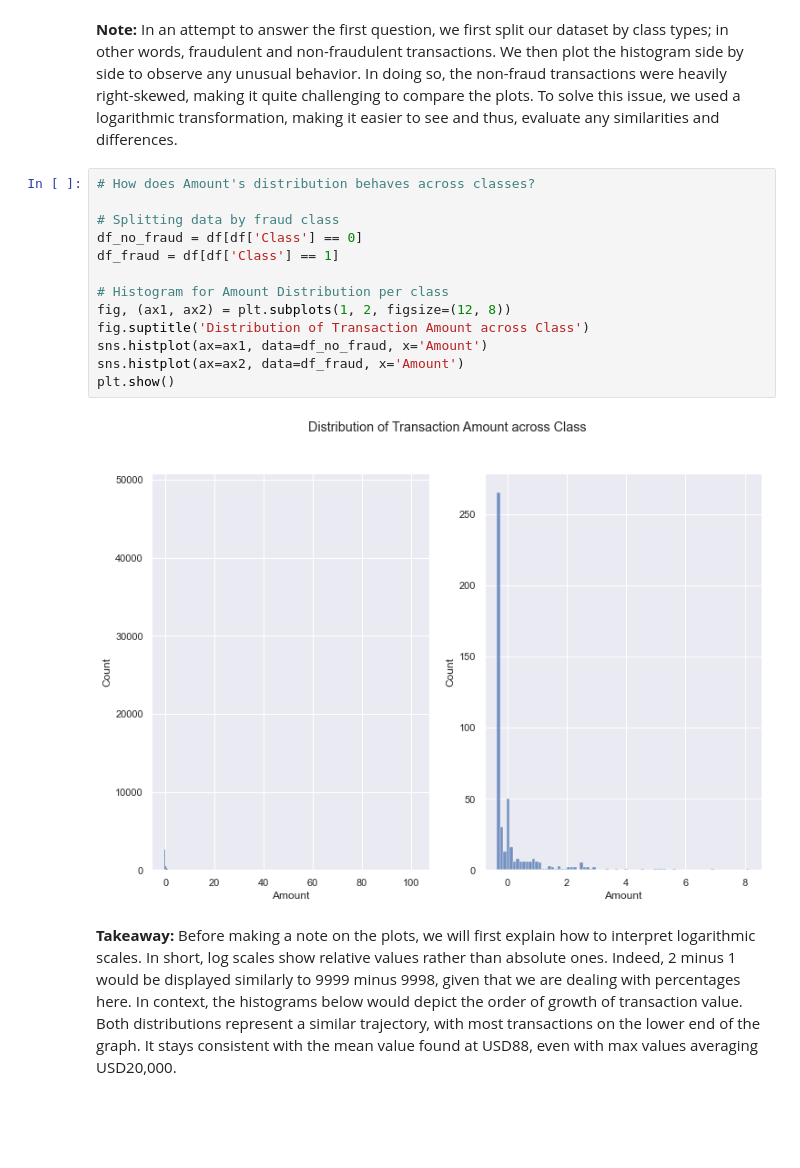
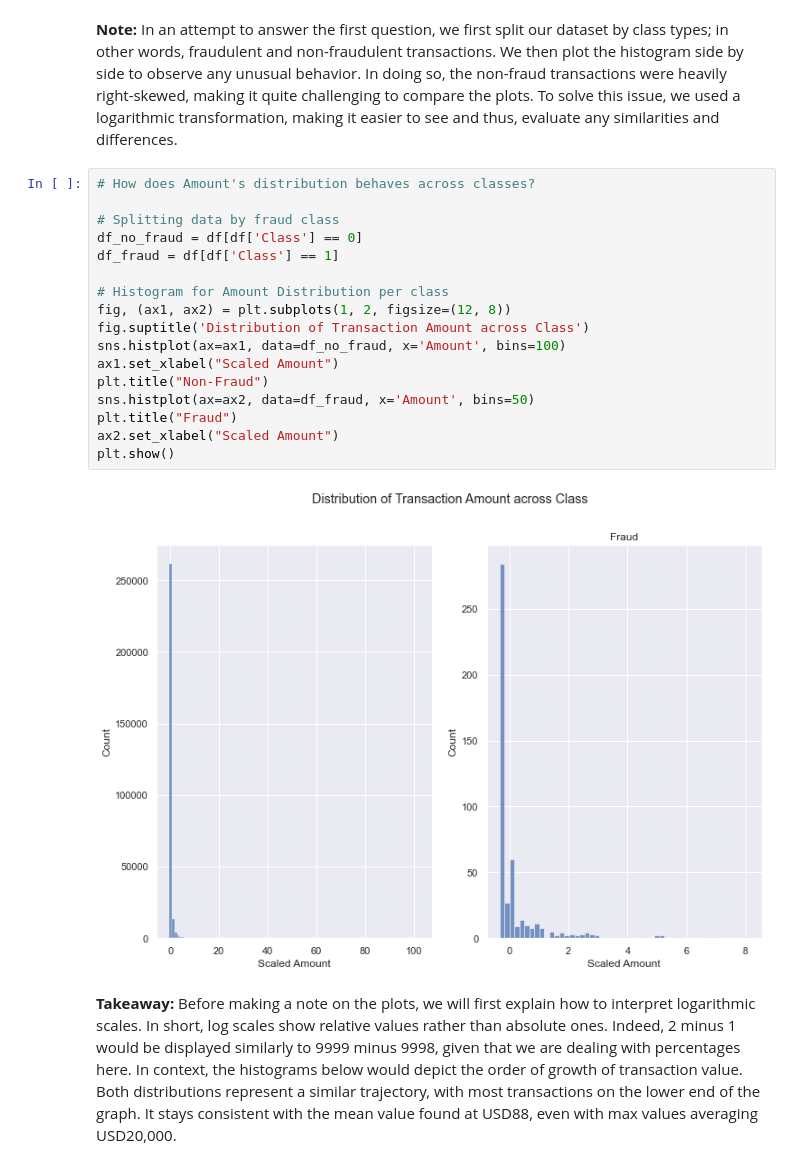
Before and after one commit to aorsot1/data_science_kaggle_datasets, a Jupyter notebook: fraud_detection/credit_fraud_detection.ipynb, the cells around one changed output. Saved outputs shown, nothing was run; the diff lists cells and outputs as text; blank space fills up the shorter version.

```diff
--- a/fraud_detection/credit_fraud_detection.ipynb
+++ b/fraud_detection/credit_fraud_detection.ipynb
@@ -262,18 +262,22 @@ dtype: float64
 # %%
 # How does Amount's distribution behaves across classes?
 
 # Splitting data by fraud class
 df_no_fraud = df[df['Class'] == 0]
 df_fraud = df[df['Class'] == 1]
 
 # Histogram for Amount Distribution per class
 fig, (ax1, ax2) = plt.subplots(1, 2, figsize=(12, 8))
 fig.suptitle('Distribution of Transaction Amount across Class')
-sns.histplot(ax=ax1, data=df_no_fraud, x='Amount')
-sns.histplot(ax=ax2, data=df_fraud, x='Amount')
+sns.histplot(ax=ax1, data=df_no_fraud, x='Amount', bins=100)
+ax1.set_xlabel("Scaled Amount")
+plt.title("Non-Fraud")
+sns.histplot(ax=ax2, data=df_fraud, x='Amount', bins=50)
+plt.title("Fraud")
+ax2.set_xlabel("Scaled Amount")
 plt.show()
 # %% [output]
-[figure, old version]
+[figure, new version]
 # %% [markdown]
 **Takeaway:** Before making a note on the plots, we will first explain how to interpret logarithmic scales. In short, log scales show relative values rather than absolute ones. Indeed, 2 minus 1 would be displayed similarly to 9999 minus 9998, given that we are dealing with percentages here. In context, the histograms below would depict the order of growth of transaction value. Both distributions represent a similar trajectory, with most transactions on the lower end of the graph. It stays consistent with the mean value found at USD88, even with max values averaging USD20,000.
 # %% [markdown]
```
Also changed, not shown: parts of 1 cell of this notebook, 5 other files.
